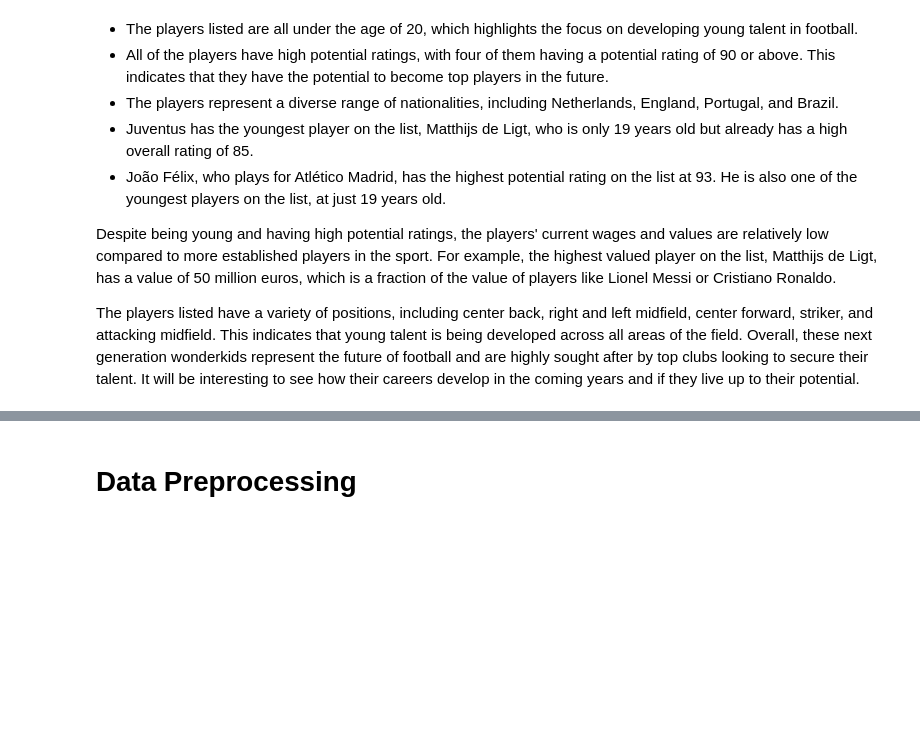
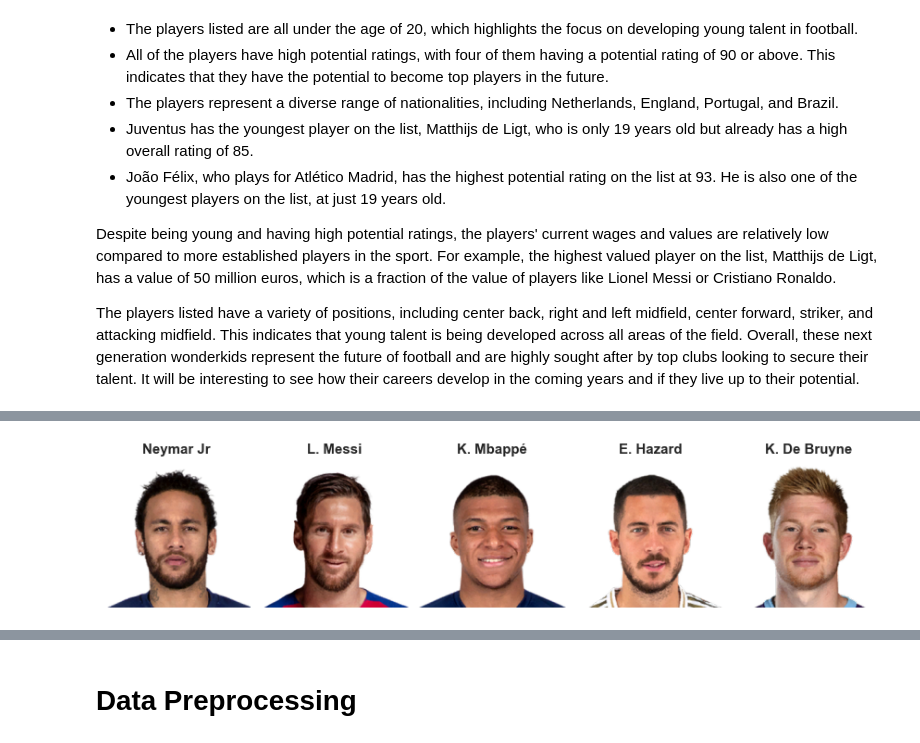
Before and after one commit to mdushetwar/Fifa-Players--EDA-Clustering, a Jupyter notebook: PRCP-1004-Fifa20.ipynb, the cells around one changed output, grey strips where cells are left out. Drawn from its saved outputs; the diff is of its cells as text; code cells hidden in the pictures; blank space fills up the shorter version.

```diff
--- a/PRCP-1004-Fifa20.ipynb
+++ b/PRCP-1004-Fifa20.ipynb
@@ -486,0 +522,5 @@ Overall, these next generation wonderkids represent the future of football and a
+# %%
+most_valued_players= most_valued['short_name'].values
+plot_images(most_valued_players, 1,5,(12,8))
+# %% [output]
+[figure, added]
```
Also changed, not shown: parts of 5 cells of this notebook.
